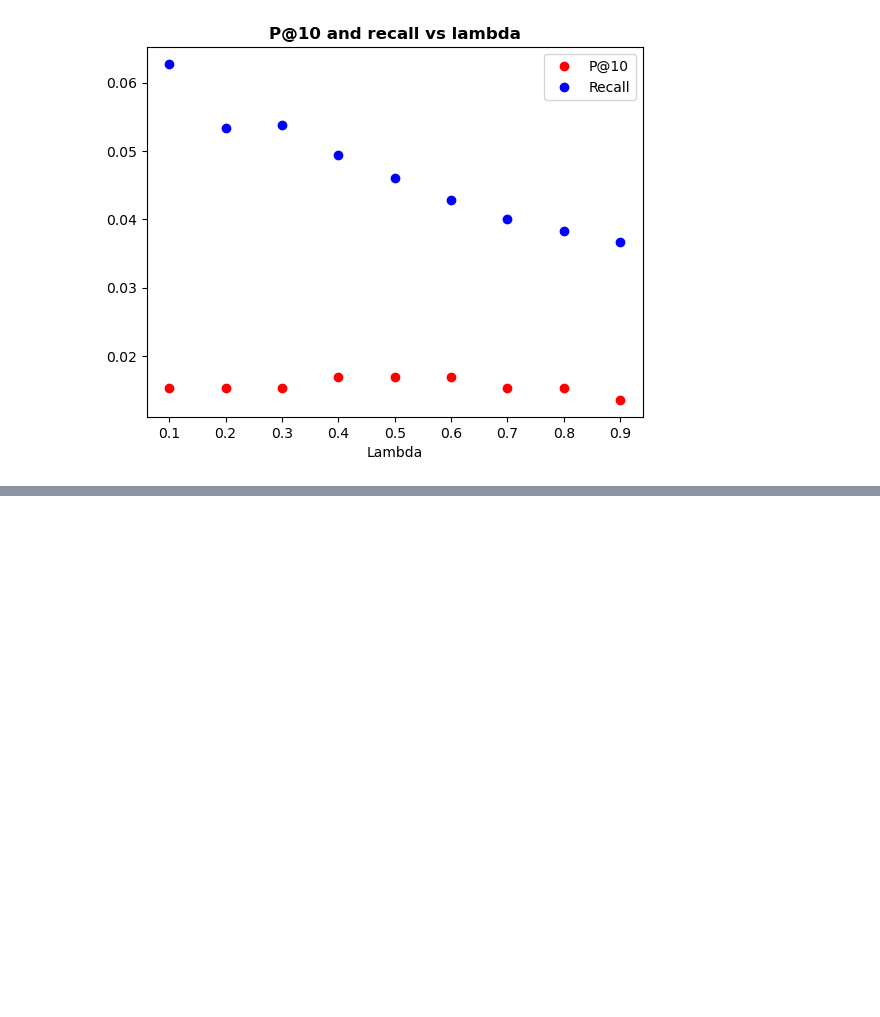
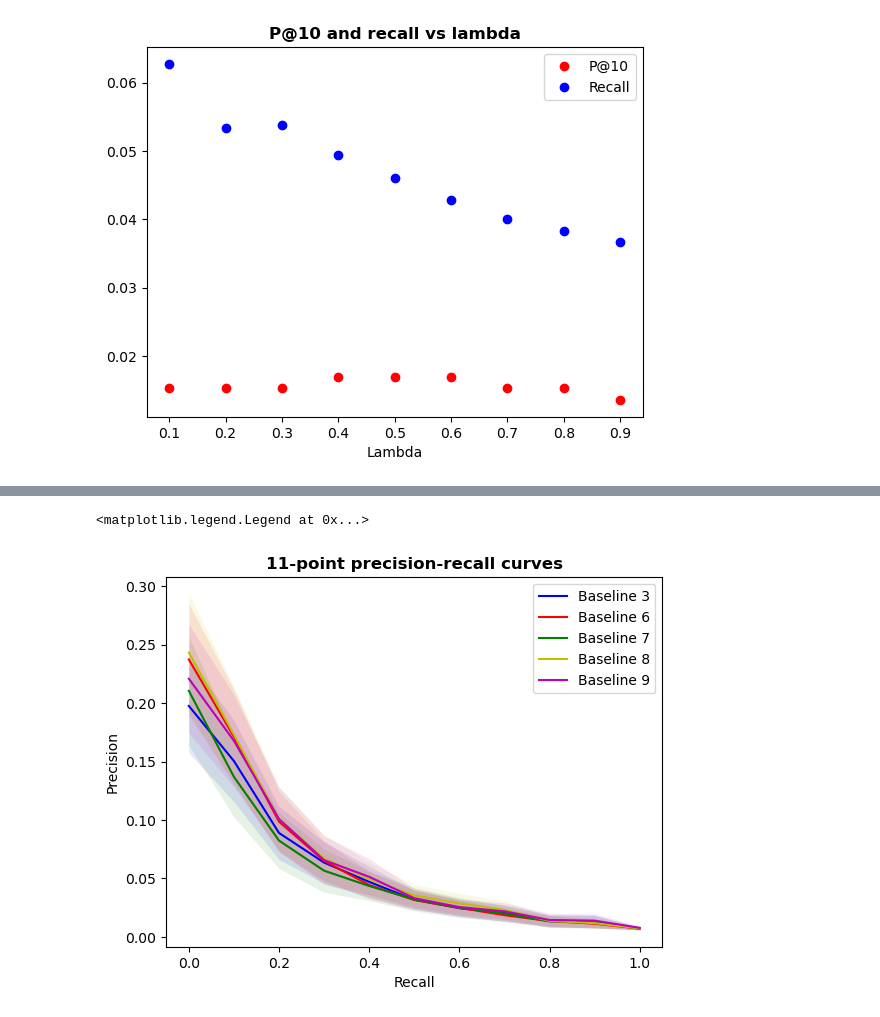
Before and after one commit to laszkiewiczp/information-retrieval, a Jupyter notebook: test.ipynb, the cells around one changed output, grey strips where cells are left out. Drawn from its saved outputs; the diff is of its cells as text; code cells hidden in the pictures; blank space fills up the shorter version.

```diff
--- a/test.ipynb
+++ b/test.ipynb
@@ -236 +248,60 @@ plt.legend(['Baseline 3', 'Baseline 6', 'Baseline 7'])
+# %%
+baselines = [{'lemmatization': False, 'bigrams': False, 'stopwords': None},
+             {'lemmatization': True, 'bigrams': False, 'stopwords': None},
+             {'lemmatization': False, 'bigrams': True, 'stopwords': None},
+             {'lemmatization': True, 'bigrams': False, 'stopwords': 'english'},
+             {'lemmatization': False, 'bigrams': False, 'stopwords': 'english'}]
+
+baseline_metrics = pd.DataFrame(data=None, columns = ['11-point-precision', '11-point-recall',
+                                                     'se-precision', 'se-recall'])
+
+for idx, baseline in enumerate(baselines):
+    vsm_model = VectorSpaceModel(trials, lowercase = True,
+                                    bigrams = baseline['bigrams'],
+                                    lemmatize = baseline['lemmatization'],
+                                    stopwords = baseline['stopwords'])
+
+    df_metrics = pd.DataFrame(data=None, columns = ['P@10', 'recall', 'AP', 'NDCG5', 'MRR',
+                                               '11-point-precision', '11-point-recall'])
+
+    for query in train:
+        search_results = vsm_model.get_top_query_results(query.query_content)
+        eval = Evaluate(query, search_results)
+
+        df_metrics.loc[query.query_id] = [eval.p10, eval.recall, eval.ap, eval.ndcg5,
+                                          eval.mrr, eval.precision_11point, eval.recall_11point]
+
+    df_metrics.loc['average'] = [df_metrics['P@10'].mean(), df_metrics['recall'].mean(),
+                                 df_metrics['AP'].mean(), df_metrics['NDCG5'].mean(),
+                                 df_metrics['MRR'].mean(),
+                                 np.array(df_metrics['11-point-precision'].values.tolist()).mean(axis=0),
+                                 np.array(df_metrics['11-point-recall'].values.tolist()).mean(axis=0)]
+
+    std_recall = np.array(df_metrics['11-point-recall'].values.tolist()).std(axis=0)
+    se_recall = std_recall/np.sqrt(len(train))
+
+    std_precision = np.array(df_metrics['11-point-precision'].values.tolist()).std(axis=0)
+    se_precision = std_precision/np.sqrt(len(train))
+
+    baseline_metrics.loc[idx] = [df_metrics.loc['average']['11-point-precision'],
+                                   df_metrics.loc['average']['11-point-recall'],
+                                   se_precision, se_recall]
+colors = ['b', 'r', 'g', 'y', 'm']
+
+for i in range(0, 5):
+    plt.plot(baseline_metrics.loc[i]['11-point-recall'],
+             baseline_metrics.loc[i]['11-point-precision'], color = colors[i])
+
+    plt.fill_between(baseline_metrics.loc[i]['11-point-recall'],
+                     baseline_metrics.loc[i]['11-point-precision'] - baseline_metrics.iloc[i]['se-precision'],
+                     baseline_metrics.loc[i]['11-point-precision'] + baseline_metrics.iloc[i]['se-precision'],
+                     alpha = 0.1, color=colors[i], linewidth = 0, label='_nolegend_')
+
+plt.xlabel('Recall')
+plt.ylabel('Precision')
+plt.title('11-point precision-recall curves', fontweight='bold')
+plt.legend(['Baseline 3', 'Baseline 6', 'Baseline 7', 'Baseline 8', 'Baseline 9'])
+# %% [output]
+<matplotlib.legend.Legend at 0x...>
+[figure, added]
 # %%
```
Also changed, not shown: parts of 5 cells of this notebook, 2 other files.
